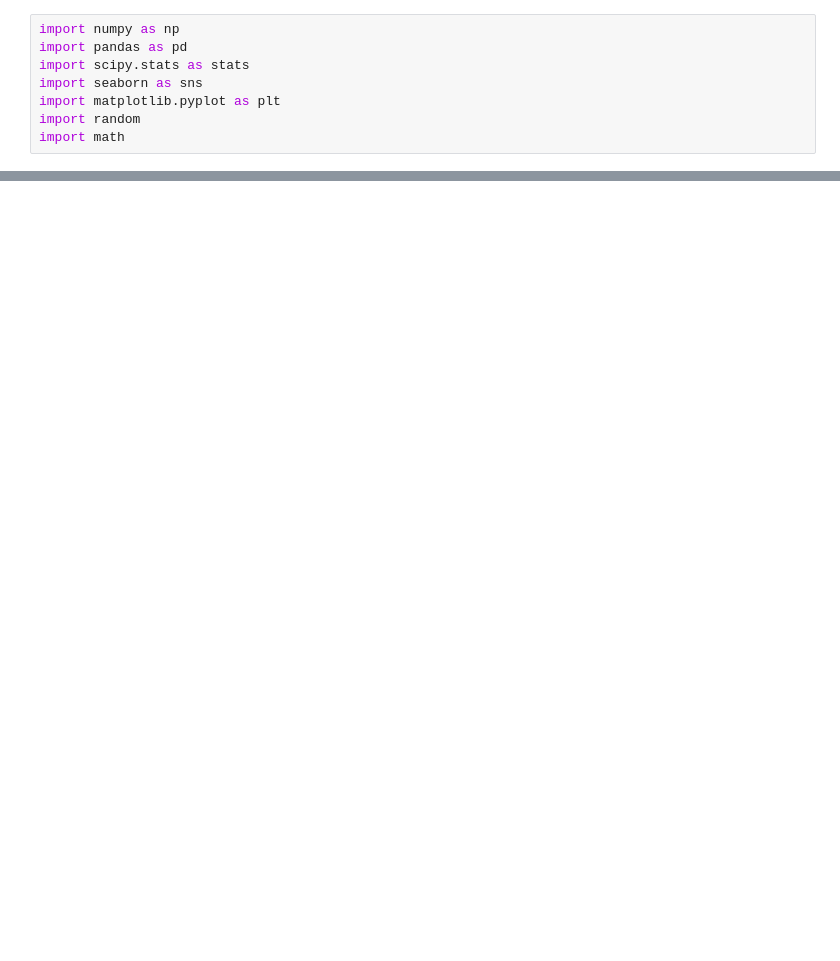
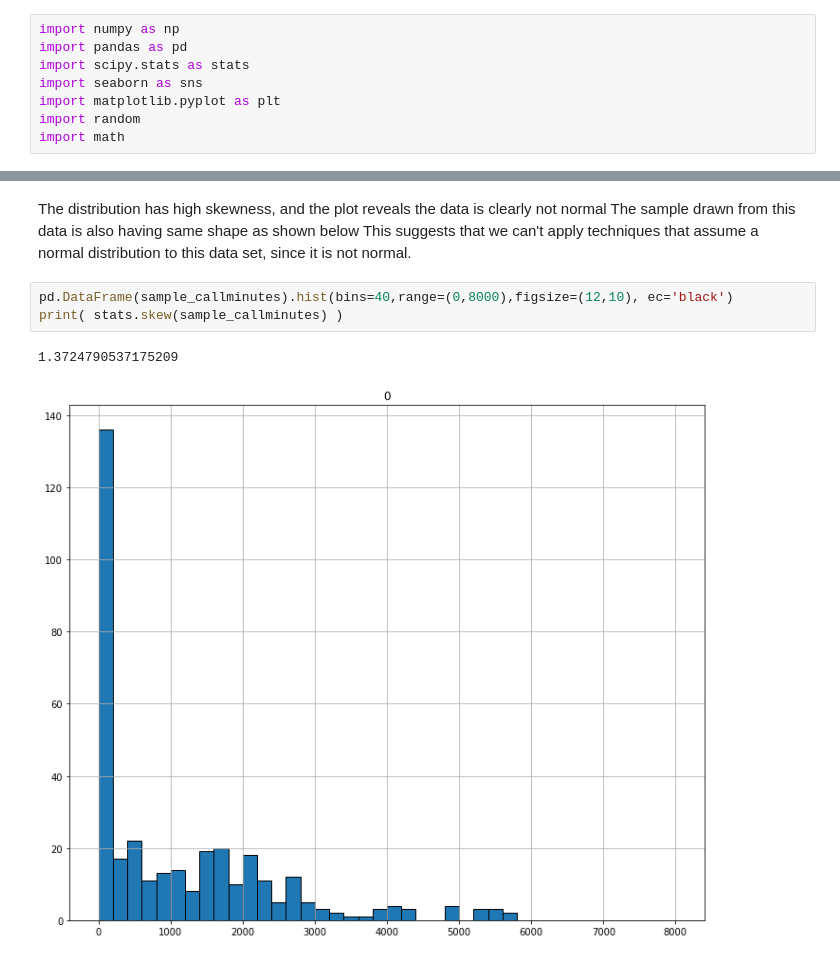
Before and after one commit to UNCG-CSE/G_Suite_Metrics, a Jupyter notebook: src/Anusha/Point Estimates_GoogleMeet_TotalCallMinutes.ipynb, the cells around one changed output, grey strips where cells are left out. Cells and saved outputs as stored; diff of their text form; blank space fills up the shorter version.

```diff
--- a/src/Anusha/Point Estimates_GoogleMeet_TotalCallMinutes.ipynb
+++ b/src/Anusha/Point Estimates_GoogleMeet_TotalCallMinutes.ipynb
@@ -19,0 +57,10 @@ array([[<matplotlib.axes._subplots.AxesSubplot object at 0x...>]],
+# %% [markdown]
+The distribution has high skewness, and the plot reveals the data is clearly not normal
+The sample drawn from this data is also having same shape as shown below
+This suggests that we can't apply techniques that assume a normal distribution to this data set, since it is not normal.
+# %%
+pd.DataFrame(sample_callminutes).hist(bins=40,range=(0,8000),figsize=(12,10), ec='black')
+print( stats.skew(sample_callminutes) )
+# %% [output]
+1.3724790537175209
+[figure, added]
```
Also changed, not shown: parts of 30 cells of this notebook.
